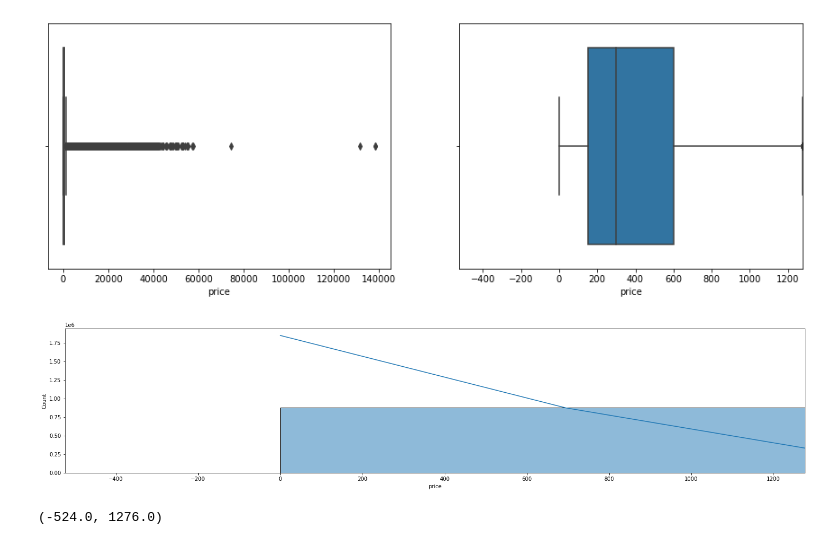
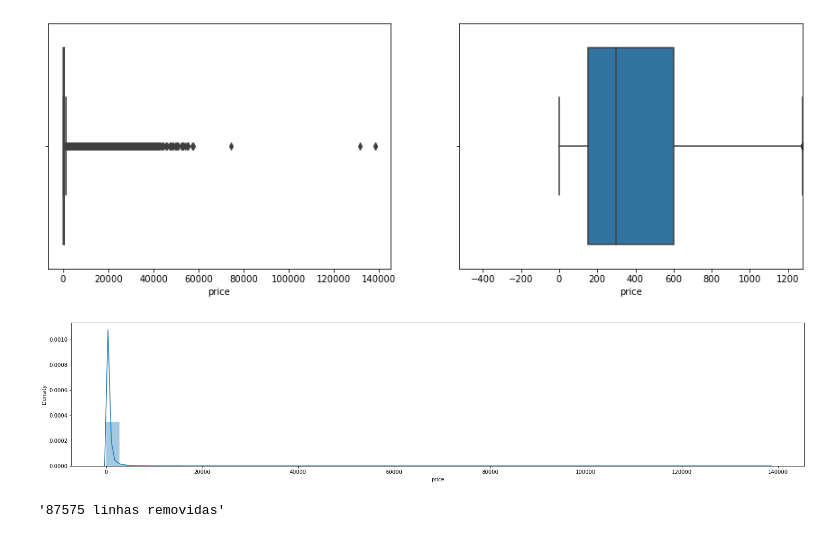
Before and after one commit to AlbertoFAraujo/Py_ML_Airbnb_RJ, a Jupyter notebook: DataScience-Airbnb.ipynb, the cells around one changed output. Cells and saved outputs as stored; diff of their text form; code cells hidden in the pictures.

Commit message:
Análise de outliens
Análise dos outliers do Price, Extra-people e host_listing_count

```diff
--- a/DataScience-Airbnb.ipynb
+++ b/DataScience-Airbnb.ipynb
@@ -333,6 +354,12 @@ Name: price, dtype: float64
 -524.0 1276.0
 # %%
 def diagrama_caixa(coluna):
+    '''
+    Recebe uma coluna de dataframe ou qualquer e cria dois gráficos de boxplot
+    ax1 = Primeira coluna e gráfico 1, sem limite de eixo;
+    ax2 = Segunda coluna e gráfico 2, com os limites da coluna retornados pela function "Limite()"
+
+    '''
     # Plotagem de gráfico 1 linha x 2 colunas
     fig, (ax1, ax2) = plt.subplots(1,2)
     fig.set_size_inches(15,5)
@@ -342,22 +369,24 @@ def diagrama_caixa(coluna):
     ax2.set_xlim(limite(coluna))
     sns.boxplot(x=coluna, ax=ax2)
 
-def histograma(coluna, xlim = None, ylim = None):
+def histograma(coluna):
+    '''
+    Recebe uma coluna de dataframe ou qualquer e cria um gráfico de histograma
+
+    '''
     plt.figure(figsize=(25,5))
-    sns.histplot(x=coluna, bins = 50, kde=True)
+    sns.distplot(coluna,hist=True)
 
-    if xlim is not None:
-        plt.xlim(xlim)
+    #sns.histplot(x=coluna, kde=True)
 
-    if ylim is not None:
-        plt.ylim(ylim)
+def grafico_barra(coluna):
+    '''
+    Recebe uma coluna de dataframe ou qualquer e cria um gráfico de barras
+    Eixo x recebe os index de contagem da coluna (1,2,3,4...)
+    Eixo y recebe o filtro/resumo/contagem dos itens por index
+    ax.set_xlim chama a função de limite e atribui aos limites da coluna (inferior, superior)
 
-def excluir_outliers(df, nome_coluna):
-    # shape retorna uma tupla (linhas, coluna)
-    qtd_linhas = df.shape[0]
-
-    #limites() retorna uma tupla(limite inferior da coluna, superior da coluna)
-    lim_inf, lim_sup = limites(df[nome_coluna])
-
-    # extrai as linhas que atende a condição e todas as colunas
-    df = df.loc[(df[nome_coluna] >= lim_inf) & (df[nome_coluna] <= lim_sup), :]
+    '''
+    plt.figure(figsize=(15,5))
+    ax = sns.barplot(x=coluna.value_counts().index,y=coluna.value_counts(), color='#b9f2f0')
+    ax.set_xlim(limite(coluna))
@@ -368,10 +397,11 @@ diagrama_caixa(base_airbnb_final['price'])
 # %% [output]
 [figure]
 # %%
-histograma(base_airbnb_final['price'], xlim=limite(base_airbnb_final['price']))
+histograma(base_airbnb_final['price'])
 # %% [output]
-[figure, old version]
+[figure, new version]
-# %%
-limite(base_airbnb_final['price'])
-# %% [output]
-(-524.0, 1276.0)
+# %%
+base_airbnb_final, linhas_removidas = excluir_outliers(base_airbnb_final,'price')
+linhas_removidas
+# %% [output]
+'87575 linhas removidas'
```
Also changed, not shown: parts of 19 cells of this notebook.
